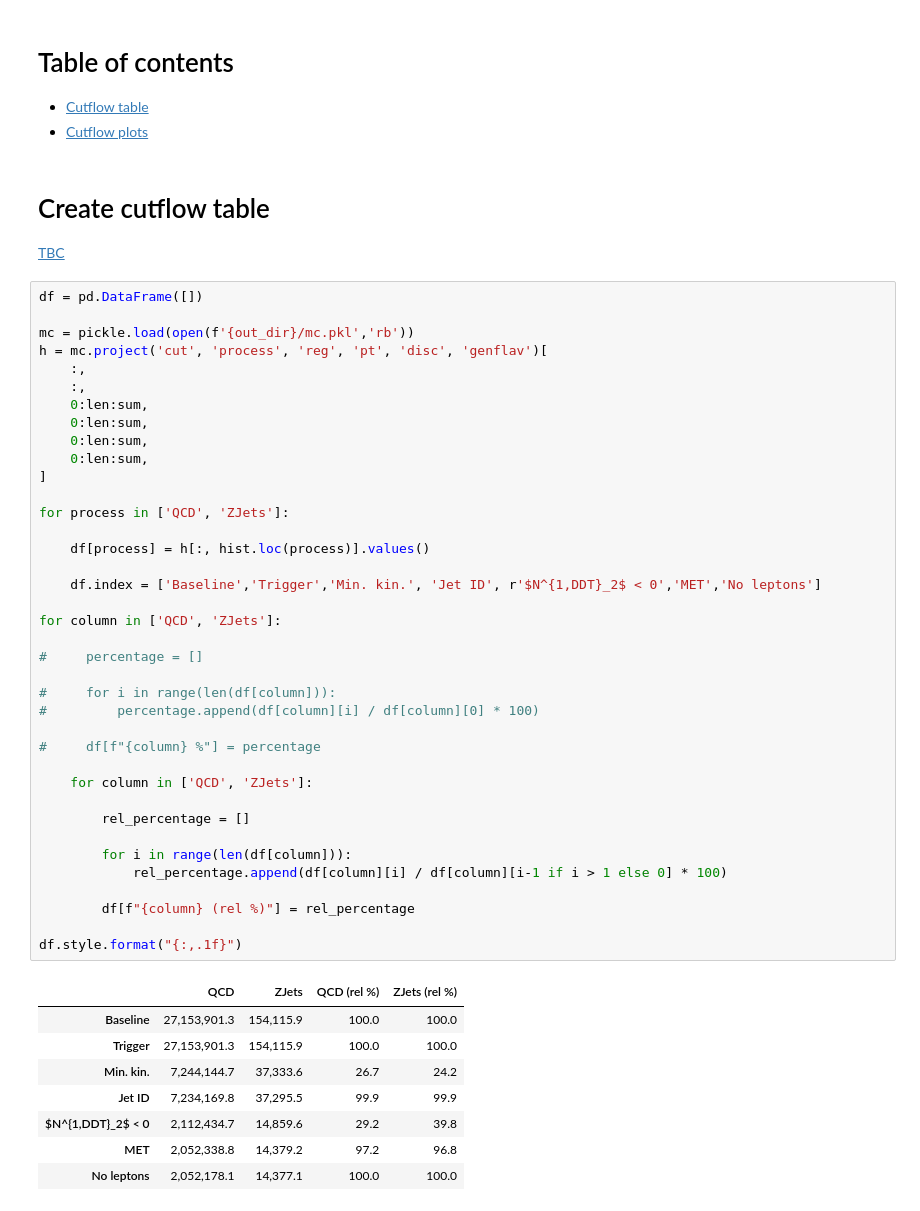
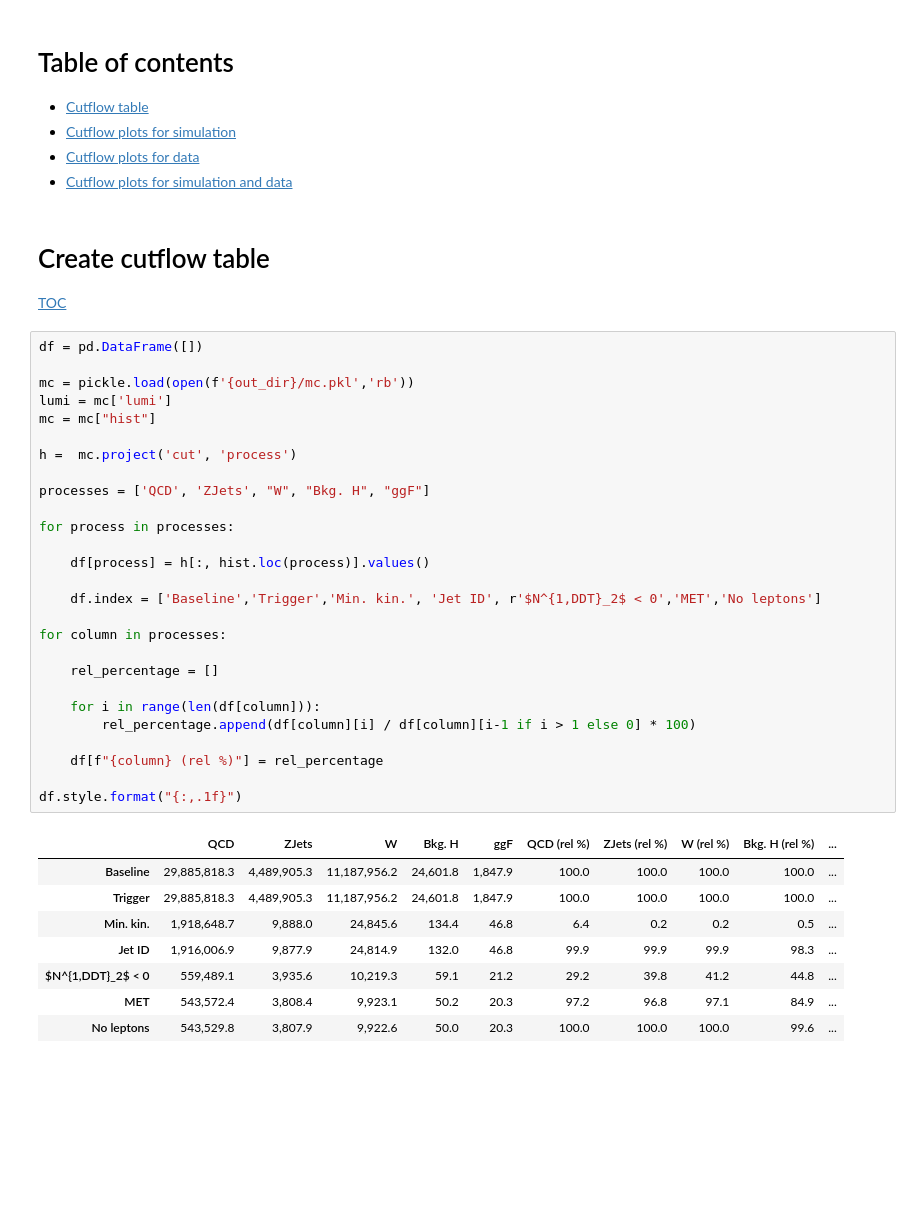
Before and after one commit to alintulu/Run3ScoutingHbb, a Jupyter notebook: notebooks/cutflow.ipynb, the cells around one changed output. Saved outputs shown, nothing was run; the diff lists cells and outputs as text; blank space fills up the shorter version.

```diff
--- a/notebooks/cutflow.ipynb
+++ b/notebooks/cutflow.ipynb
@@ -25,55 +26,46 @@ lumis = {
 # %% [markdown]
-# Table of contents <a class="anchor" id="tbc"></a>
+# Table of contents <a class="anchor" id="toc"></a>
 
 * [Cutflow table](#table)
-* [Cutflow plots](#plot)
+* [Cutflow plots for simulation](#plot-sim)
+* [Cutflow plots for data](#plot-data)
+* [Cutflow plots for simulation and data](#plot)
 # %% [markdown]
 # Create cutflow table <a class="anchor" id="table"></a>
-[TBC](#tbc)
+[TOC](#toc)
 # %%
 df = pd.DataFrame([])
 
 mc = pickle.load(open(f'{out_dir}/mc.pkl','rb'))
-h = mc.project('cut', 'process', 'reg', 'pt', 'disc', 'genflav')[
-    :,
-    :,
-    0:len:sum,
-    0:len:sum,
-    0:len:sum,
-    0:len:sum,
-]
+lumi = mc['lumi']
+mc = mc["hist"]
 
-for process in ['QCD', 'ZJets']:
+h =  mc.project('cut', 'process')
+
+processes = ['QCD', 'ZJets', "W", "Bkg. H", "ggF"]
+
+for process in processes:
 
     df[process] = h[:, hist.loc(process)].values()
 
     df.index = ['Baseline','Trigger','Min. kin.', 'Jet ID', r'$N^{1,DDT}_2$ < 0','MET','No leptons']
 
-for column in ['QCD', 'ZJets']:
+for column in processes:
 
-#     percentage = []
+    rel_percentage = []
 
-#     for i in range(len(df[column])):
-#         percentage.append(df[column][i] / df[column][0] * 100)
+    for i in range(len(df[column])):
+        rel_percentage.append(df[column][i] / df[column][i-1 if i > 1 else 0] * 100)
 
-#     df[f"{column} %"] = percentage
-
-    for column in ['QCD', 'ZJets']:
-
-        rel_percentage = []
-
-        for i in range(len(df[column])):
-            rel_percentage.append(df[column][i] / df[column][i-1 if i > 1 else 0] * 100)
-
-        df[f"{column} (rel %)"] = rel_percentage
+    df[f"{column} (rel %)"] = rel_percentage
 
 df.style.format("{:,.1f}")
 # %% [output]
-|  | QCD | ZJets | QCD (rel %) | ZJets (rel %) |
-| Baseline | 27,153,901.3 | 154,115.9 | 100.0 | 100.0 |
-| Trigger | 27,153,901.3 | 154,115.9 | 100.0 | 100.0 |
-| Min. kin. | 7,244,144.7 | 37,333.6 | 26.7 | 24.2 |
-| Jet ID | 7,234,169.8 | 37,295.5 | 99.9 | 99.9 |
-| $N^{1,DDT}_2$ < 0 | 2,112,434.7 | 14,859.6 | 29.2 | 39.8 |
-| MET | 2,052,338.8 | 14,379.2 | 97.2 | 96.8 |
-| No leptons | 2,052,178.1 | 14,377.1 | 100.0 | 100.0 |
+|  | QCD | ZJets | W | Bkg. H | ggF | QCD (rel %) | ZJets (rel %) | W (rel %) | Bkg. H (rel %) | ... |
+| Baseline | 29,885,818.3 | 4,489,905.3 | 11,187,956.2 | 24,601.8 | 1,847.9 | 100.0 | 100.0 | 100.0 | 100.0 | ... |
+| Trigger | 29,885,818.3 | 4,489,905.3 | 11,187,956.2 | 24,601.8 | 1,847.9 | 100.0 | 100.0 | 100.0 | 100.0 | ... |
+| Min. kin. | 1,918,648.7 | 9,888.0 | 24,845.6 | 134.4 | 46.8 | 6.4 | 0.2 | 0.2 | 0.5 | ... |
+| Jet ID | 1,916,006.9 | 9,877.9 | 24,814.9 | 132.0 | 46.8 | 99.9 | 99.9 | 99.9 | 98.3 | ... |
+| $N^{1,DDT}_2$ < 0 | 559,489.1 | 3,935.6 | 10,219.3 | 59.1 | 21.2 | 29.2 | 39.8 | 41.2 | 44.8 | ... |
+| MET | 543,572.4 | 3,808.4 | 9,923.1 | 50.2 | 20.3 | 97.2 | 96.8 | 97.1 | 84.9 | ... |
+| No leptons | 543,529.8 | 3,807.9 | 9,922.6 | 50.0 | 20.3 | 100.0 | 100.0 | 100.0 | 99.6 | ... |
```
Also changed, not shown: parts of 10 cells of this notebook, 7 other files.
